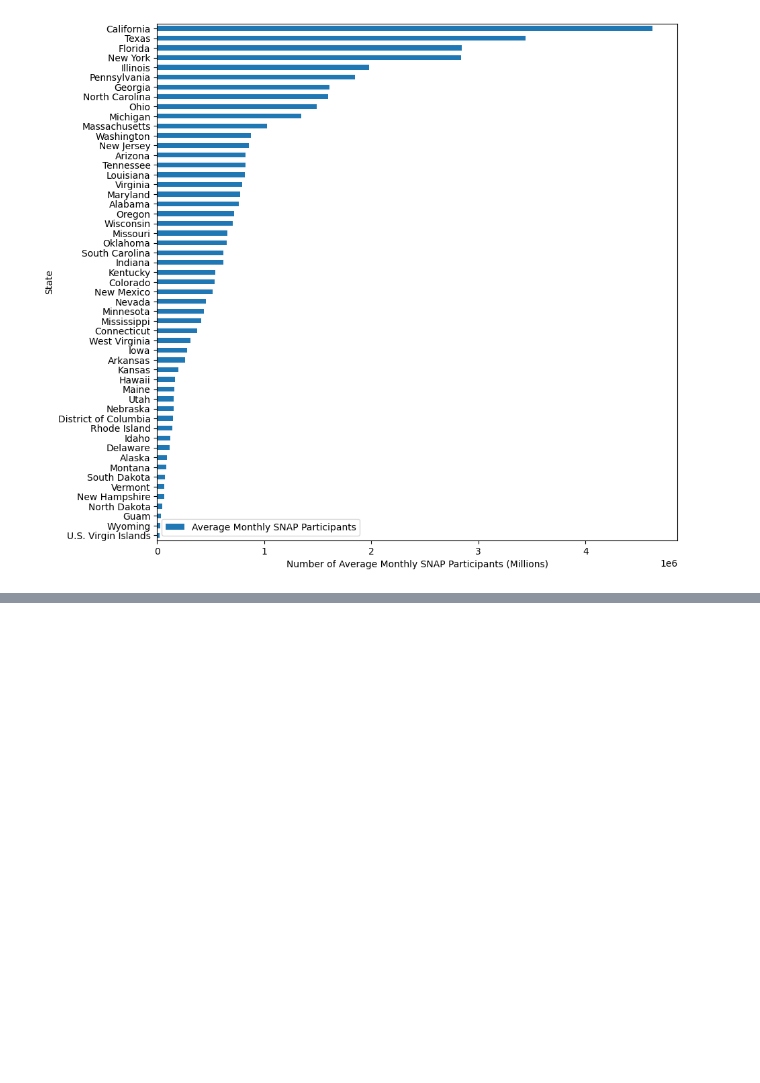
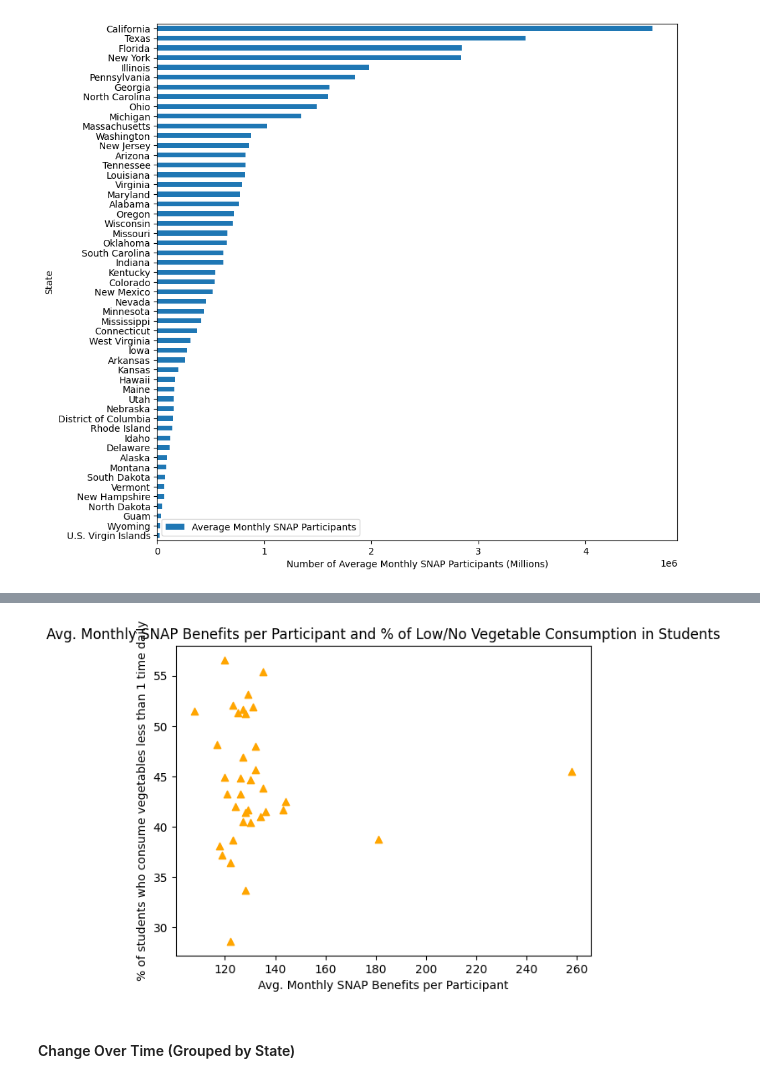
Before and after one commit to Ludougan123234/si618-project, a Jupyter notebook: nb/cerise.ipynb, the cells around one changed output, grey strips where cells are left out. Drawn from its saved outputs; the diff is of its cells as text; code cells hidden in the pictures; blank space fills up the shorter version.

```diff
--- a/nb/cerise.ipynb
+++ b/nb/cerise.ipynb
@@ -271,0 +285,2 @@ plt.ylabel("State");
+# %%
+snap = pd.read_csv("../data/SNAP_data_raw.csv", skiprows=[1])
@@ -271,0 +296,2 @@ plt.ylabel("State");
+# %%
+snap_2019 = snap[snap["year"] == 2019]
@@ -271,0 +359,16 @@ plt.ylabel("State");
+# %%
+veg_2019 = df_nutri[
+    (df_nutri["QuestionID"] == "Q021") & (df_nutri["YearStart"] == 2019)
+]
+snap_veg_2019 = pd.merge(
+    snap_2019, veg_2019, left_on="Location", right_on="LocationDesc", how="left"
+)
+snap_veg_2019 = snap_veg_2019[snap_veg_2019['LocationDesc'] != 'Guam']
+snap_veg_2019 = snap_veg_2019.dropna(subset="Data_Value")
+snap_veg_2019 = snap_veg_2019.drop(snap_veg_2019.index[1])
+snap_veg_2019["Average Monthly SNAP Benefits per Participant"] = snap_veg_2019[
+    "Average Monthly SNAP Benefits per Participant"
+].apply(lambda x: int(x[1:]))
+sv_2019_veg_mean = snap_veg_2019.groupby("LocationDesc")['Data_Value'].mean().to_frame().reset_index()
+# %%
+sv_2019_benefits_mean = snap_veg_2019.groupby("LocationDesc")["Average Monthly SNAP Benefits per Participant"].mean().to_frame().reset_index()
@@ -271,0 +404,16 @@ plt.ylabel("State");
+# %%
+plt.scatter(
+    sv_2019_benefits_mean["Average Monthly SNAP Benefits per Participant"],
+    sv_2019_veg_mean["Data_Value"],
+    color="orange",
+    marker="^",
+)
+plt.xlabel("Avg. Monthly SNAP Benefits per Participant")
+plt.ylabel("% of students who consume vegetables less than 1 time daily")
+plt.title(
+    "Avg. Monthly SNAP Benefits per Participant and % of Low/No Vegetable Consumption in Students"
+);
+# %% [output]
+[figure, added]
+# %% [markdown]
+#### Change Over Time (Grouped by State)
```
Also changed, not shown: parts of 56 cells of this notebook.
